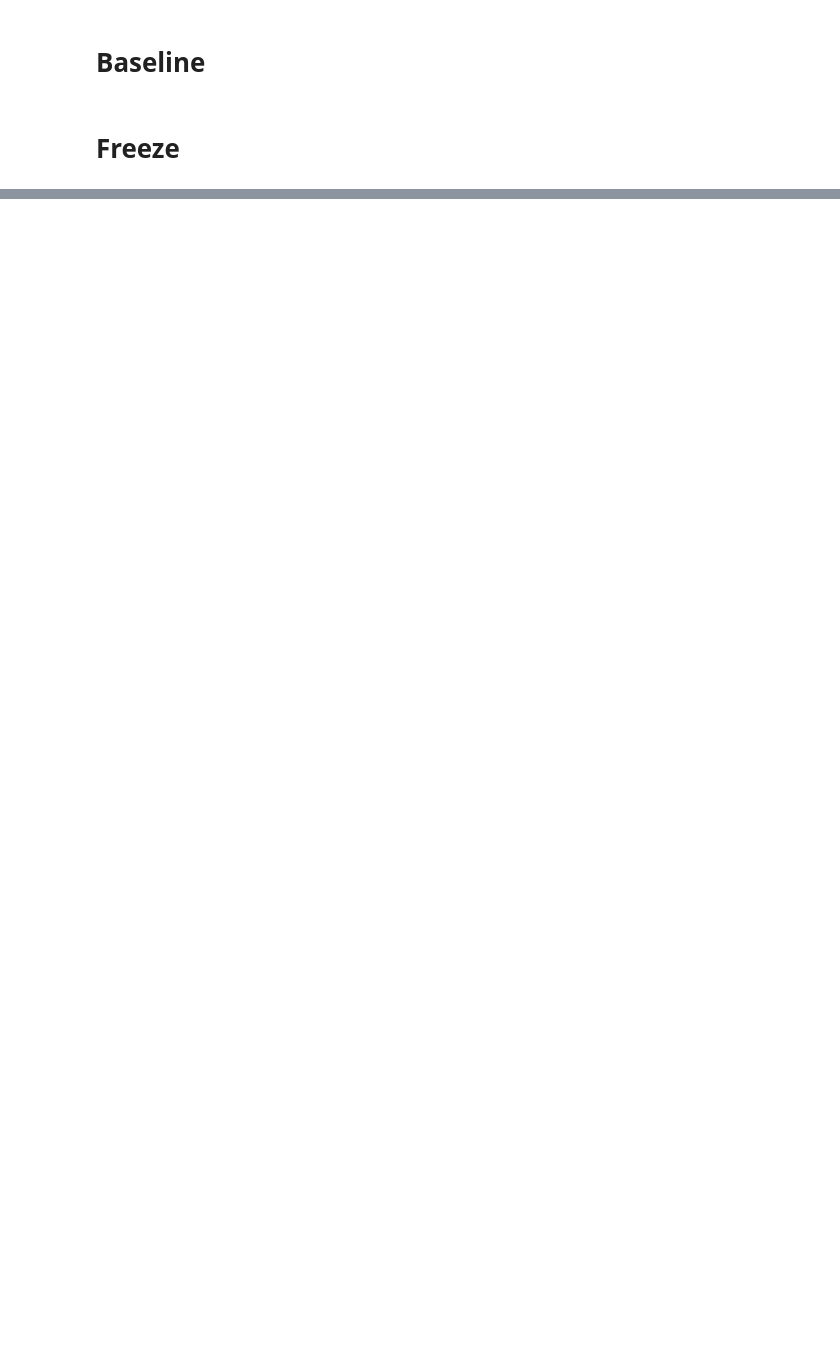
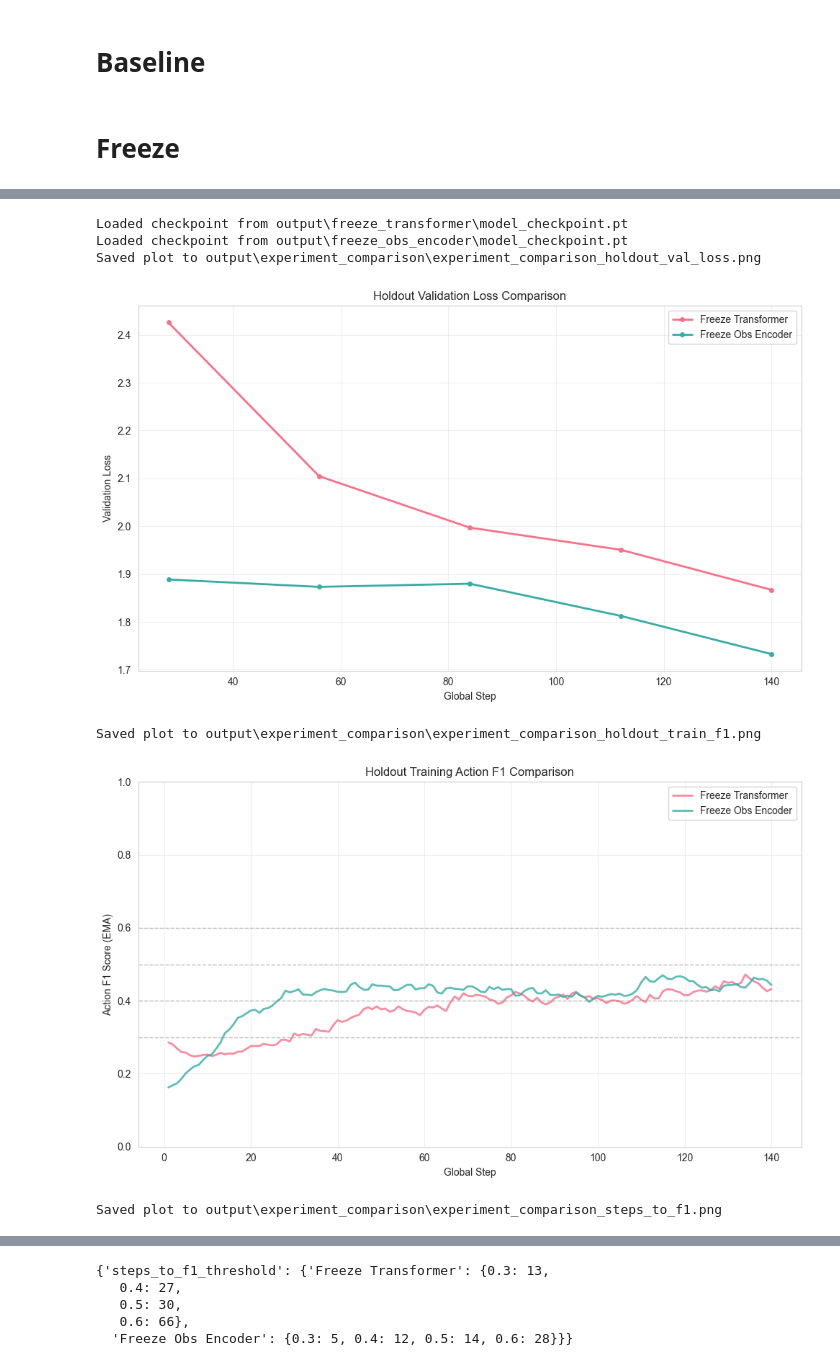
Before and after one commit to IdanReed/AtariDeepLearning, a Jupyter notebook: _experiments.ipynb, the cells around one changed output, grey strips where cells are left out. Cells and saved outputs as stored; diff of their text form; code cells hidden in the pictures; blank space fills up the shorter version.

```diff
--- a/_experiments.ipynb
+++ b/_experiments.ipynb
@@ -59,0 +113,30 @@ experiment_freeze("Freeze Obs Encoder", main_bundle, holdout_bundle, bins, [Free
+# %%
+from utils import load_checkpoint
+from mgdt_model_stats import ExperimentData
+
+def load_experiment_data(name: str, output_dir: Path) -> ExperimentData:
+    checkpoint = load_checkpoint(output_dir)
+    return ExperimentData(
+        name=name,
+        main_train_stats=checkpoint.main_train_stats,
+        main_val_stats=checkpoint.main_val_stats,
+        holdout_train_stats=checkpoint.holdout_train_stats,
+        holdout_val_stats=checkpoint.holdout_val_stats,
+    )
+# %%
+from mgdt_model_stats import experiment_comparison
+
+experiments = [
+    load_experiment_data("Freeze Transformer", base_dir.joinpath("freeze_transformer")),
+    load_experiment_data("Freeze Obs Encoder", base_dir.joinpath("freeze_obs_encoder")),
+]
+
+experiment_comparison(experiments, output_dir=base_dir.joinpath("experiment_comparison"))
+# %% [output]
+Loaded checkpoint from output\freeze_transformer\model_checkpoint.pt
+Loaded checkpoint from output\freeze_obs_encoder\model_checkpoint.pt
+Saved plot to output\experiment_comparison\experiment_comparison_holdout_val_loss.png
+[figure, added]
+Saved plot to output\experiment_comparison\experiment_comparison_holdout_train_f1.png
+[figure, added]
+Saved plot to output\experiment_comparison\experiment_comparison_steps_to_f1.png
@@ -59,0 +161,5 @@ experiment_freeze("Freeze Obs Encoder", main_bundle, holdout_bundle, bins, [Free
+{'steps_to_f1_threshold': {'Freeze Transformer': {0.3: 13,
+   0.4: 27,
+   0.5: 30,
+   0.6: 66},
+  'Freeze Obs Encoder': {0.3: 5, 0.4: 12, 0.5: 14, 0.6: 28}}}
```
Also changed, not shown: parts of 8 cells of this notebook, 7 other files.
